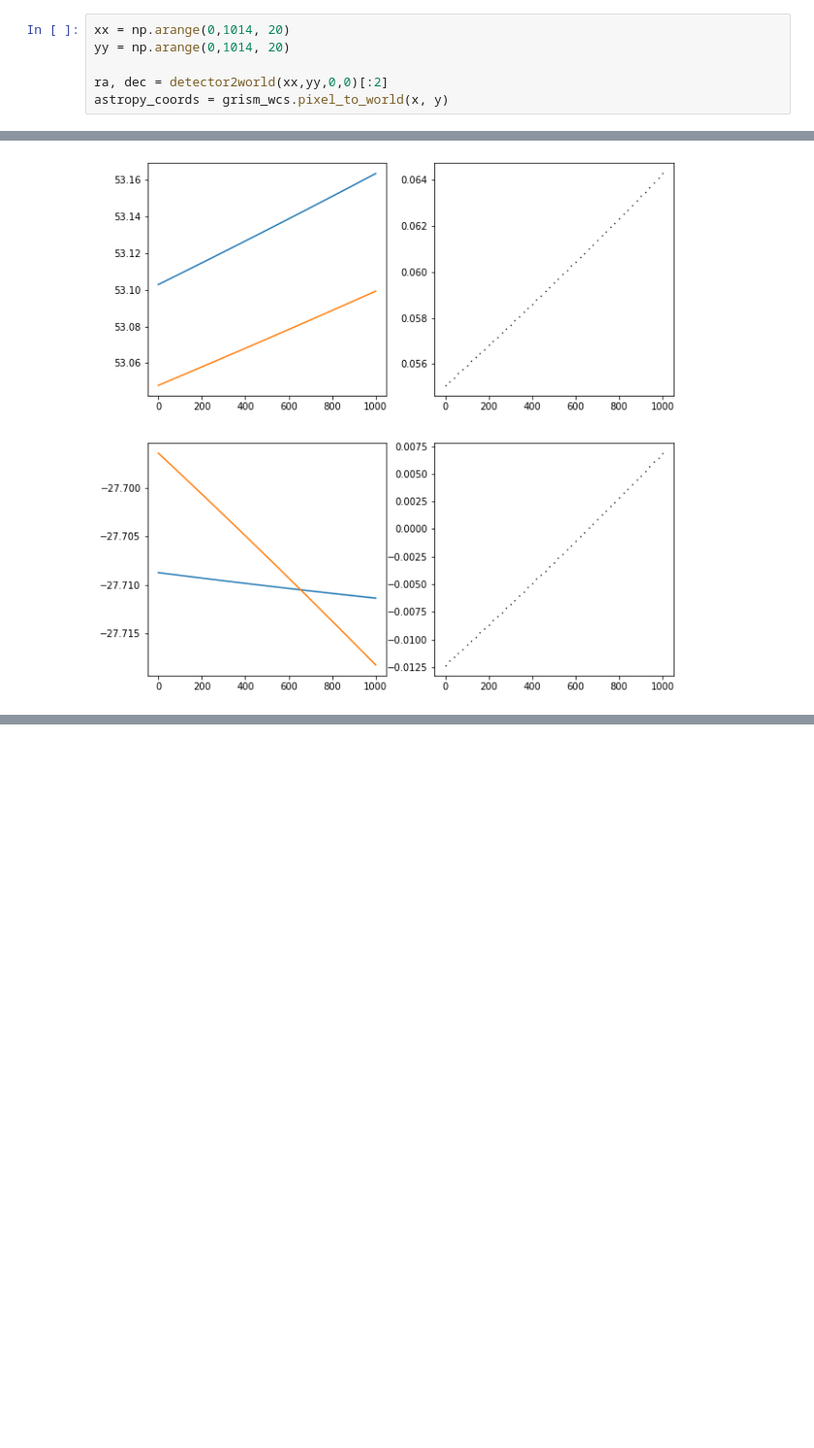
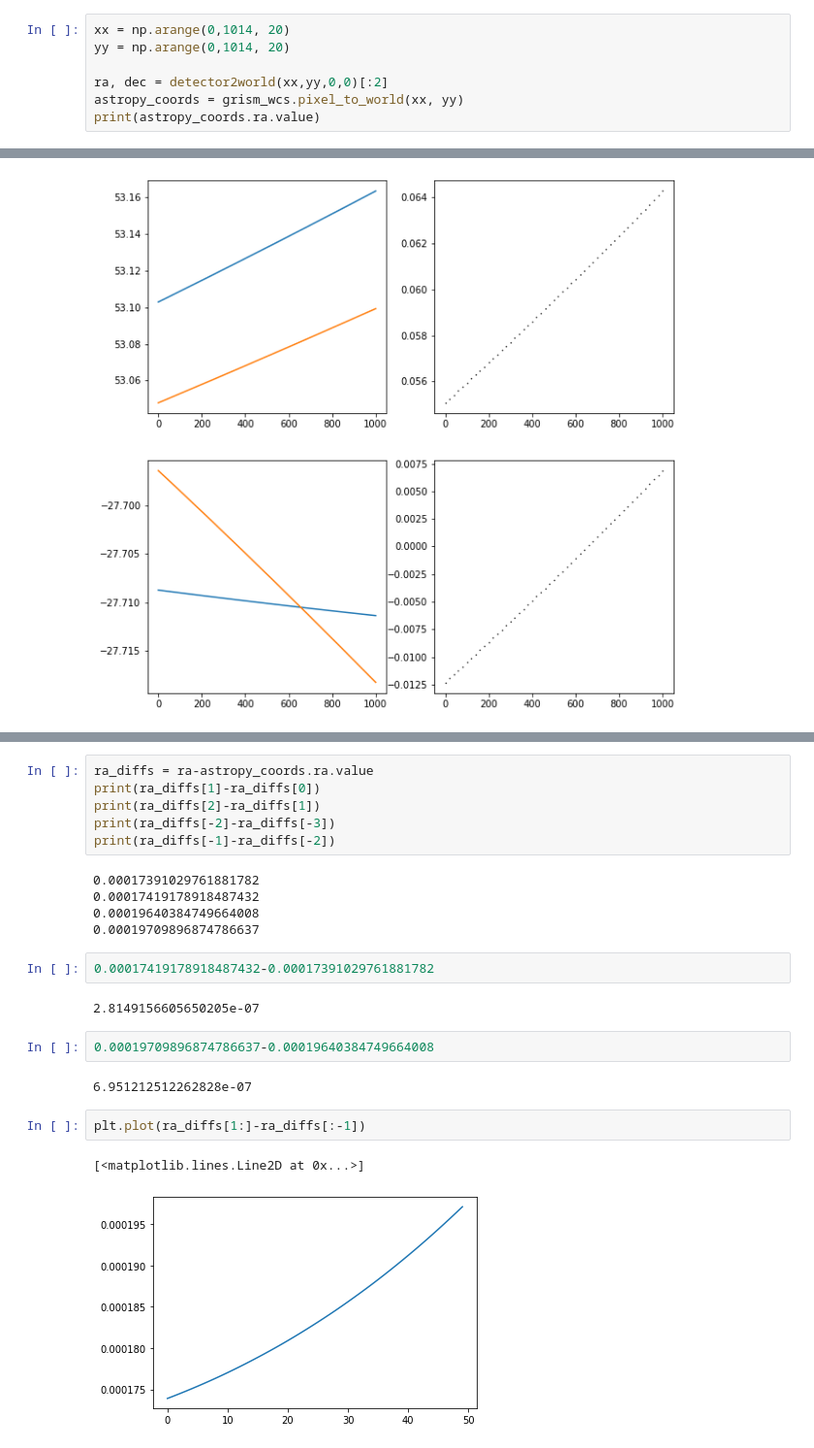
Before and after one commit to spacetelescope/astrogrism_sandbox, a Jupyter notebook: WFC3GeometricTransformation.ipynb, the cells around one changed output, grey strips where cells are left out. Shown at 97% size. Cells and saved outputs as stored; diff of their text form; blank space fills up the shorter version.

```diff
--- a/WFC3GeometricTransformation.ipynb
+++ b/WFC3GeometricTransformation.ipynb
@@ -1194,4 +797,5 @@ xx = np.arange(0,1014, 20)
 yy = np.arange(0,1014, 20)
 
 ra, dec = detector2world(xx,yy,0,0)[:2]
-astropy_coords = grism_wcs.pixel_to_world(x, y)
+astropy_coords = grism_wcs.pixel_to_world(xx, yy)
+print(astropy_coords.ra.value)
@@ -1212,0 +924,24 @@ axs[1,1].plot(yy, dec-astropy_coords.dec.value,  'o', color='black', markersize=
+# %%
+ra_diffs = ra-astropy_coords.ra.value
+print(ra_diffs[1]-ra_diffs[0])
+print(ra_diffs[2]-ra_diffs[1])
+print(ra_diffs[-2]-ra_diffs[-3])
+print(ra_diffs[-1]-ra_diffs[-2])
+# %% [output]
+0.00017391029761881782
+0.00017419178918487432
+0.00019640384749664008
+0.00019709896874786637
+# %%
+0.00017419178918487432-0.00017391029761881782
+# %% [output]
+2.8149156605650205e-07
+# %%
+0.00019709896874786637-0.00019640384749664008
+# %% [output]
+6.951212512262828e-07
+# %%
+plt.plot(ra_diffs[1:]-ra_diffs[:-1])
+# %% [output]
+[<matplotlib.lines.Line2D at 0x...>]
+[figure, added]
```
Also changed, not shown: parts of 38 cells of this notebook, 1 other file.
